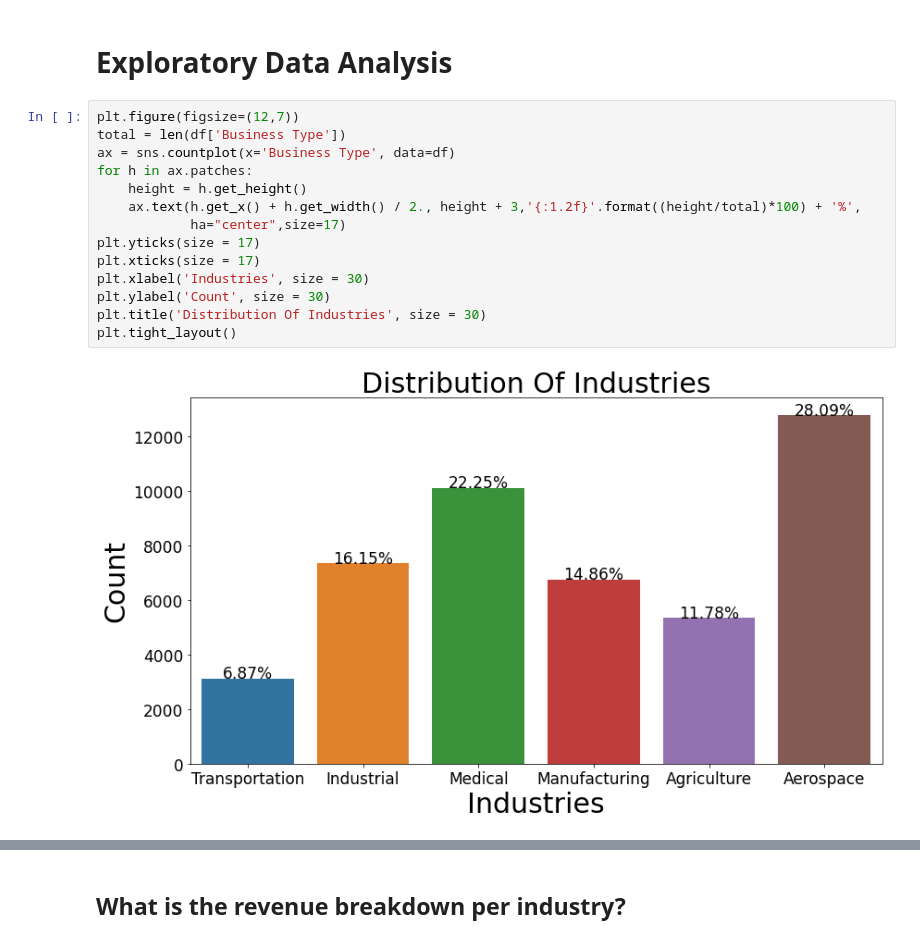
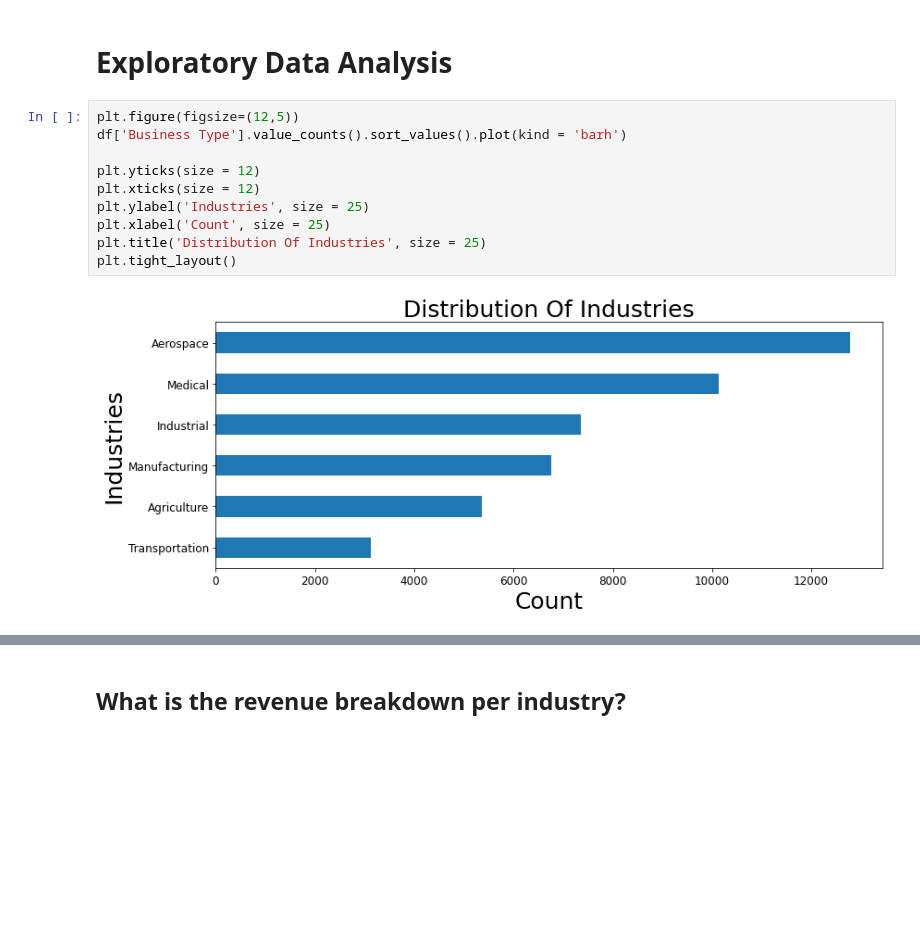
Before and after one commit to ValGRY/Data-Science-Projects, a Jupyter notebook: Techno Industries Inc/Techno Industries Inc..ipynb, the cells around one changed output, grey strips where cells are left out. Saved outputs shown, nothing was run; the diff lists cells and outputs as text; blank space fills up the shorter version.

```diff
--- a/Techno Industries Inc/Techno Industries Inc..ipynb
+++ b/Techno Industries Inc/Techno Industries Inc..ipynb
@@ -151,19 +157,15 @@ df.head().T
 # %% [markdown]
 # Exploratory Data Analysis
 # %%
-plt.figure(figsize=(12,7))
-total = len(df['Business Type'])
-ax = sns.countplot(x='Business Type', data=df)
-for h in ax.patches:
-    height = h.get_height()
-    ax.text(h.get_x() + h.get_width() / 2., height + 3,'{:1.2f}'.format((height/total)*100) + '%',
-            ha="center",size=17)
-plt.yticks(size = 17)
-plt.xticks(size = 17)
-plt.xlabel('Industries', size = 30)
-plt.ylabel('Count', size = 30)
-plt.title('Distribution Of Industries', size = 30)
+plt.figure(figsize=(12,5))
+df['Business Type'].value_counts().sort_values().plot(kind = 'barh')
+
+plt.yticks(size = 12)
+plt.xticks(size = 12)
+plt.ylabel('Industries', size = 25)
+plt.xlabel('Count', size = 25)
+plt.title('Distribution Of Industries', size = 25)
 plt.tight_layout()
 # %% [output]
-[figure, old version]
+[figure, new version]
 # %%
```
Also changed, not shown: parts of 9 cells of this notebook.
